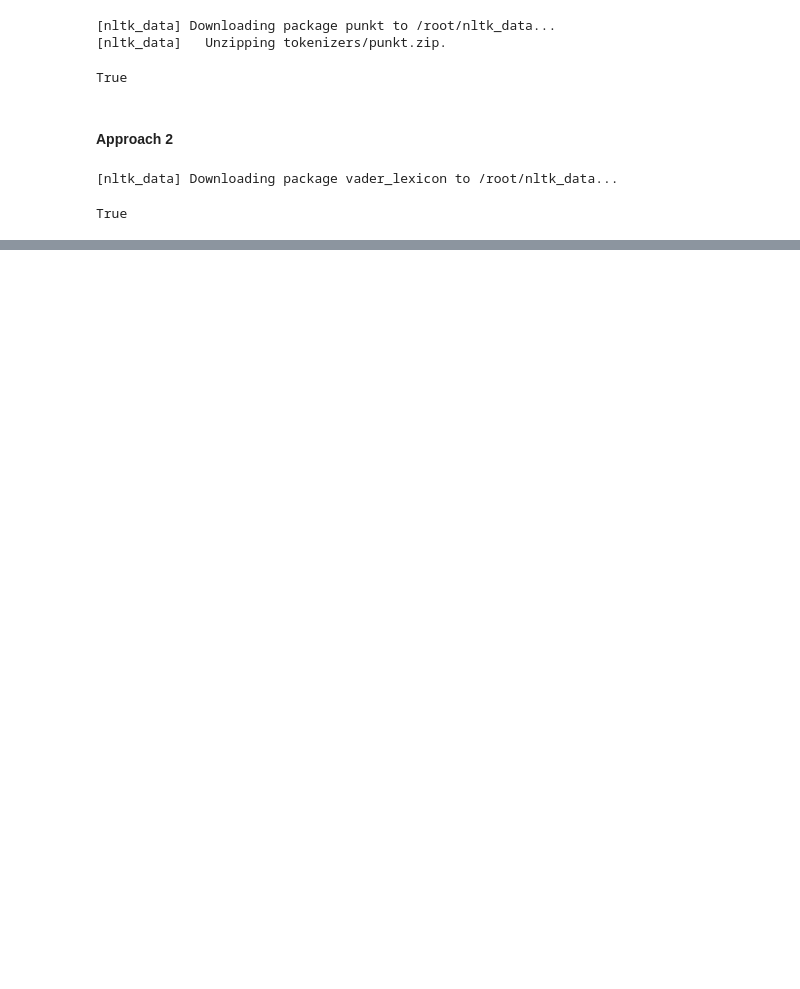
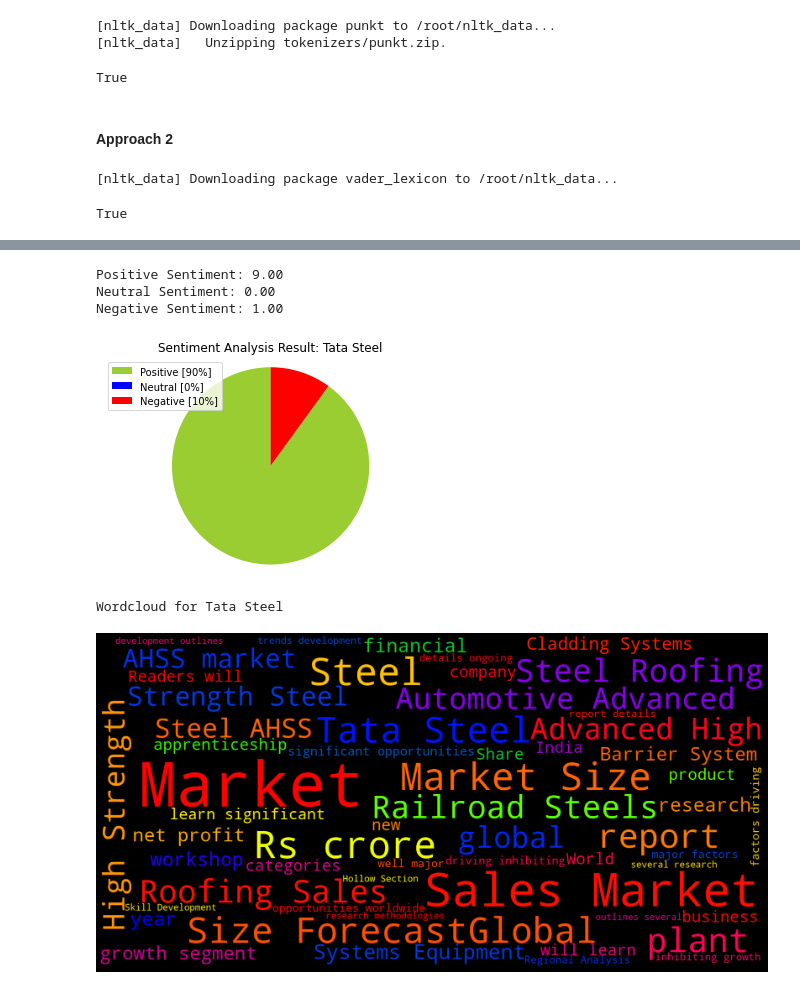
Before and after one commit to aabir13/CI_Platform_Web_Scraper, a Jupyter notebook: Web_Scraper.ipynb, the cells around one changed output, grey strips where cells are left out. Drawn from its saved outputs; the diff is of its cells as text; code cells hidden in the pictures; blank space fills up the shorter version.

```diff
--- a/Web_Scraper.ipynb
+++ b/Web_Scraper.ipynb
@@ -480,0 +468,76 @@ positive_list = []
+# %%
+# Sentiment Analysis
+def percentage(part,whole):
+  return 100*float(part)/float(whole)
+
+positive = 0
+negative = 0
+neutral = 0
+
+news_list = []
+neutral_list = []
+negative_list = []
+positive_list = []
+
+for news in news_df['Summary']:
+  news_list.append(news)
+  analyzer = SentimentIntensityAnalyzer().polarity_scores(news)
+  neg = analyzer['neg']
+  neu = analyzer['neu']
+  pos = analyzer['pos']
+  comp = analyzer['compound']
+
+  if neg>pos:
+    negative_list.append(news)
+    negative += 1
+  elif pos>neg:
+    positive_list.append(news)
+    positive += 1
+  elif pos == neg:
+    neutral_list.append(news)
+    neutral += 1
+
+positive = percentage(positive, len(news_df))
+negative = percentage(negative, len(news_df))
+neutral = percentage(neutral, len(news_df))
+
+news_list = pd.DataFrame(news_list)
+neutral_list = pd.DataFrame(neutral_list)
+negative_list = pd.DataFrame(negative_list)
+positive_list = pd.DataFrame(positive_list)
+
+print("Positive Sentiment:", '%.2f' % len(positive_list), end='\n')
+print("Neutral Sentiment:", '%.2f' % len(neutral_list), end='\n')
+print("Negative Sentiment:", '%.2f' % len(negative_list), end='\n')
+
+# Creating piechart
+labels = ['Positive ['+str(round(positive))+'%]' , 'Neutral ['+str(round(neutral))+'%]','Negative ['+str(round(negative))+'%]']
+sizes = [positive, neutral, negative]
+colors = ['yellowgreen', 'blue','red']
+patches, texts = plt.pie(sizes,colors=colors, startangle=90)
+plt.style.use('default')
+plt.legend(labels)
+plt.title("Sentiment Analysis Result: "+company_name+"" )
+plt.axis('equal')
+plt.show()
+
+# Word Cloud Visualization
+def word_cloud(text):
+    stopwords = set(STOPWORDS)
+    allWords = ' '.join([nws for nws in text])
+    wordCloud = WordCloud(background_color='black',width = 1600, height = 800,stopwords = stopwords,min_font_size = 20,max_font_size=150,colormap='prism').generate(allWords)
+    fig, ax = plt.subplots(figsize=(20,10), facecolor='k')
+    plt.imshow(wordCloud)
+    ax.axis("off")
+    fig.tight_layout(pad=0)
+    plt.show()
+
+print('Wordcloud for ' + company_name)
+word_cloud(news_df['Summary'].values)
+# %% [output]
+Positive Sentiment: 9.00
+Neutral Sentiment: 0.00
+Negative Sentiment: 1.00
+[figure, added]
+Wordcloud for Tata Steel
+[figure, added]
```
Also changed, not shown: parts of 5 cells of this notebook.
